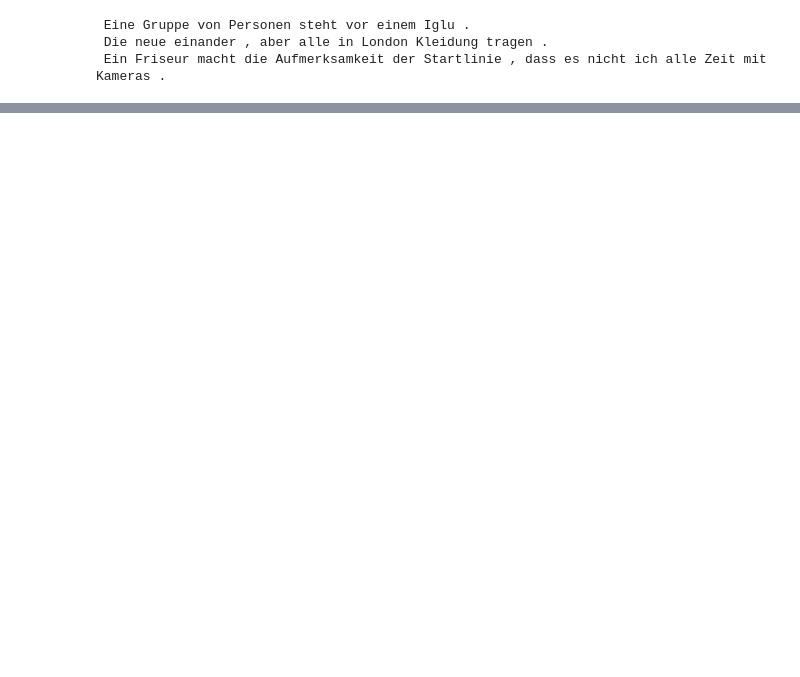
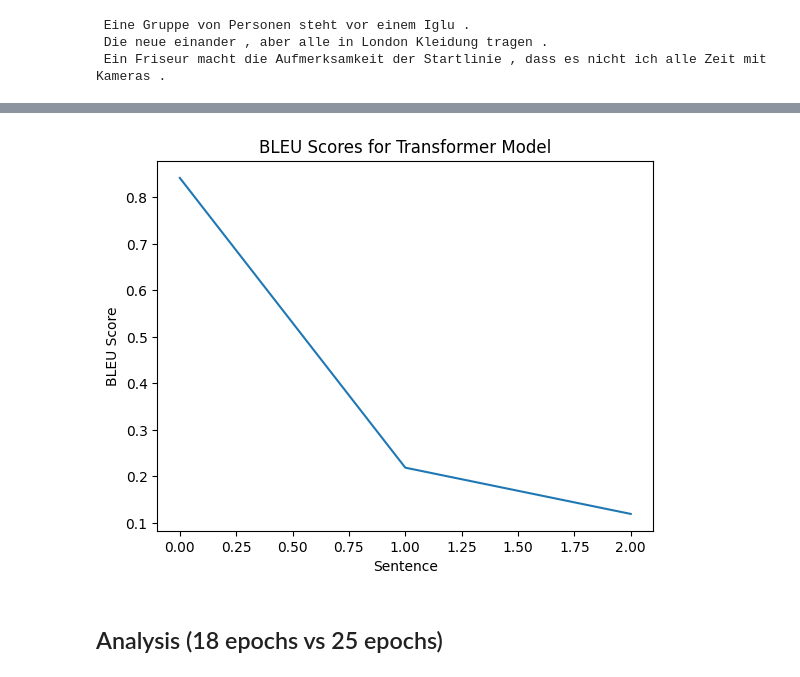
Before and after one commit to jrgosalvez/data255_DL, a Jupyter notebook: HW9-Transformers/Jorge_Gosalvez_255_HW9_trans_en_de_Pytorch.ipynb, the cells around one changed output, grey strips where cells are left out. Drawn from its saved outputs; the diff is of its cells as text; code cells hidden in the pictures; blank space fills up the shorter version.

```diff
--- a/HW9-Transformers/Jorge_Gosalvez_255_HW9_trans_en_de_Pytorch.ipynb
+++ b/HW9-Transformers/Jorge_Gosalvez_255_HW9_trans_en_de_Pytorch.ipynb
@@ -438 +503,7 @@ print(translate(transformer, "Data do. Data don't. Data here. Data there. Data e
+# %%
+plot_bleu_scores(candidate_translations_25, reference_translations)
+# %% [output]
+[figure, added]
+# %% [markdown]
+## Analysis (18 epochs vs 25 epochs)
 # %% [markdown]
```
Also changed, not shown: parts of 16 cells of this notebook.
